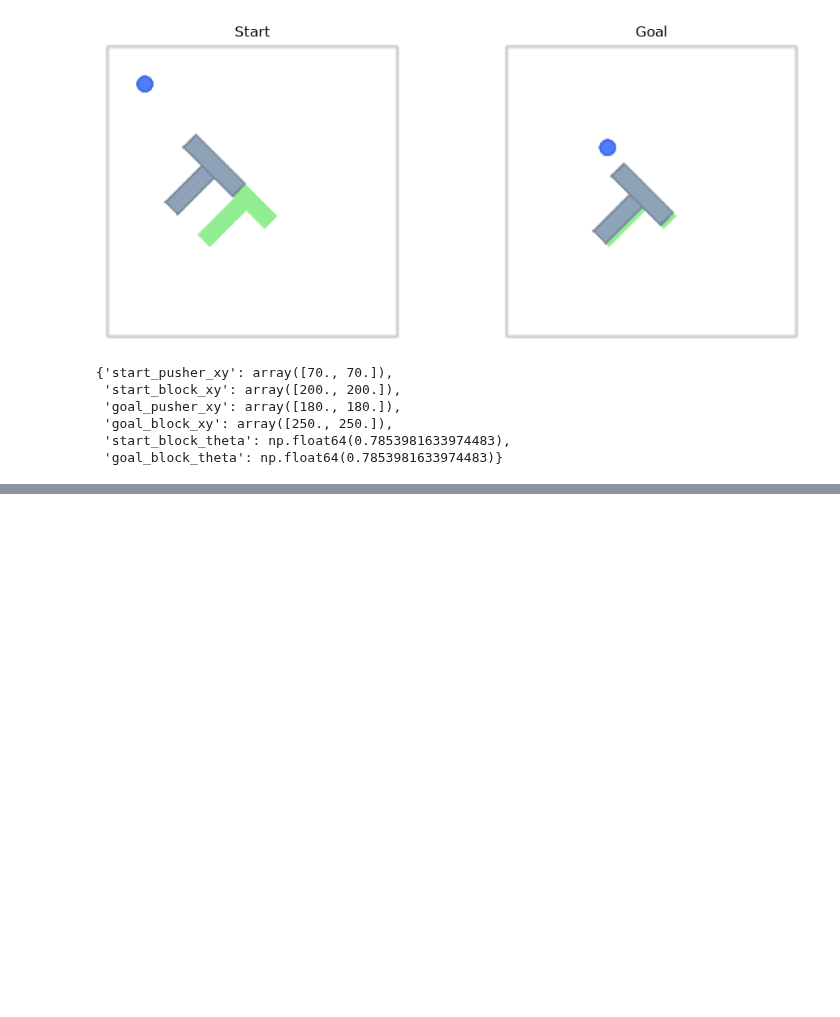
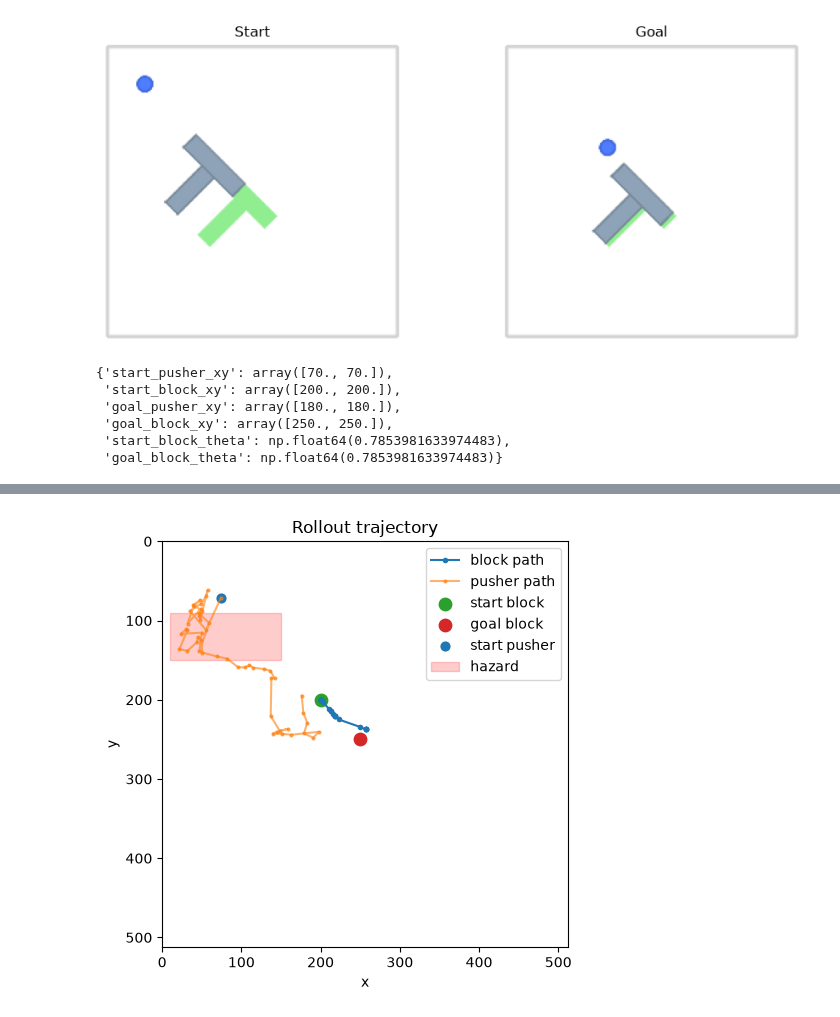
Before and after one commit to Sachin2911/Safety-Dial, a Jupyter notebook: experiments/LinearProbeAndAvoidance.ipynb, the cells around one changed output, grey strips where cells are left out. Drawn from its saved outputs; the diff is of its cells as text; code cells hidden in the pictures; blank space fills up the shorter version.

```diff
--- a/experiments/LinearProbeAndAvoidance.ipynb
+++ b/experiments/LinearProbeAndAvoidance.ipynb
@@ -461,0 +400,83 @@ steps: 50
+# %%
+LAM = 1.0  # try 0 first (= baseline), then 1e-2, 1e-1, 1, 10, 100, ...
+
+base_model = swm.policy.AutoCostModel("pusht/lewm").to("cuda").eval()
+model = HazardAugmentedCostModel(
+    base_model, pusher_probe, hazard_box, lam=LAM
+).to("cuda").eval()
+
+plan_config = swm.PlanConfig(horizon=5, receding_horizon=5, action_block=5)
+solver = CEMSolver(
+    model=model,
+    batch_size=1,
+    num_samples=300,
+    var_scale=1.0,
+    n_steps=30,
+    topk=30,
+    device="cuda",
+    seed=0,
+)
+policy = swm.policy.WorldModelPolicy(
+    solver=solver,
+    config=plan_config,
+    process=process,
+    transform=transform,
+)
+
+EVAL_BUDGET = 50
+world = swm.World(
+    "swm/PushT-v1",
+    num_envs=1,
+    image_shape=(224, 224),
+    max_episode_steps=2 * EVAL_BUDGET,
+)
+world.set_policy(policy)
+world.reset(seed=0, options={"state": start_state, "goal_state": goal_state})
+
+frames, states = [], []
+world._run(
+    max_steps=EVAL_BUDGET,
+    mode="wait",
+    on_step=make_on_step(frames, states),
+)
+
+solve_diagnostics = summarize_cem_history(model)
+
+goal_costs = model.last_goal_cost.float()
+hazard_costs = model.last_hazard_cost.float()
+weighted_hazard = LAM * hazard_costs
+
+print("Last CEM iteration cost scales")
+print(
+    f"goal:   min={goal_costs.min():.4f}, "
+    f"median={goal_costs.median():.4f}, "
+    f"max={goal_costs.max():.4f}"
+)
+print(
+    f"hazard: min={hazard_costs.min():.4f}, "
+    f"median={hazard_costs.median():.4f}, "
+    f"max={hazard_costs.max():.4f}"
+)
+print(
+    f"λ·hazard: min={weighted_hazard.min():.4f}, "
+    f"median={weighted_hazard.median():.4f}, "
+    f"max={weighted_hazard.max():.4f}"
+)
+print(
+    "nonzero hazard fraction:",
+    (hazard_costs > 0).float().mean().item(),
+)
+
+states = np.stack(states)
+success = bool(world.terminateds[0])
+viol = real_violation_stats(states, hazard_box, entity="pusher")
+
+print(f"λ={LAM}")
+print("success:", success)
+print("violation:", viol)
+print("final block xy:", states[-1, 2:4])
+print("goal block xy:", goal_state[2:4])
+
+display(animate_frames(frames, interval_ms=100))
+plot_trajectory(states, start_state, goal_state, hazard_box=hazard_box)
+# %% [output]
@@ -461,0 +501 @@ steps: 50
+[figure, added]
```
Also changed, not shown: parts of 15 cells of this notebook, 2 other files.
